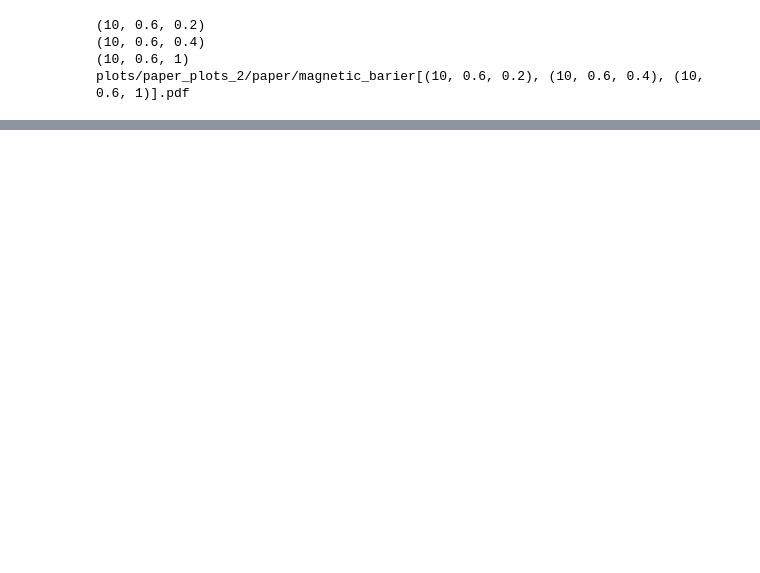
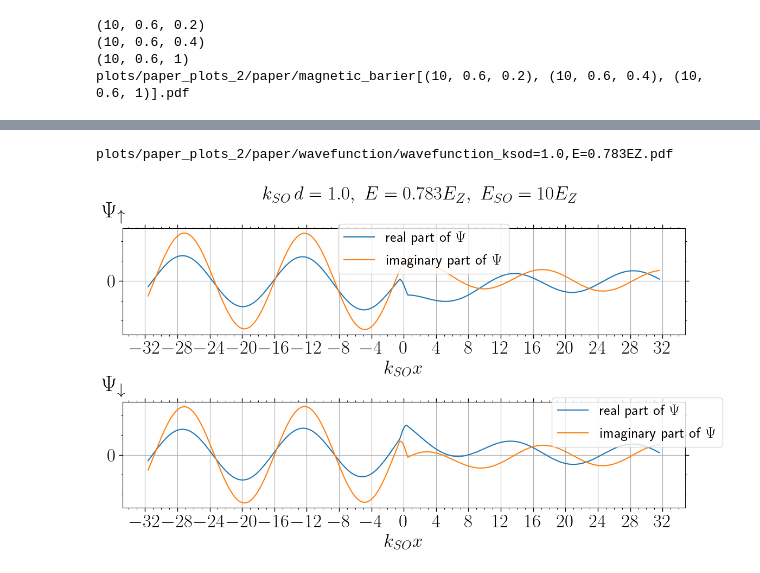
Before and after one commit to LeonGogin/RachbaJunction, a Jupyter notebook: BaseTest.ipynb, the cells around one changed output, grey strips where cells are left out. Cells and saved outputs as stored; diff of their text form; code cells hidden in the pictures; blank space fills up the shorter version.

Commit message:
Tests Notebooks

```diff
--- a/BaseTest.ipynb
+++ b/BaseTest.ipynb
@@ -608,0 +782,60 @@ plots/paper_plots_2/paper/magnetic_barier[(10, 0.6, 0.2), (10, 0.6, 0.4), (10, 0
+# %%
+%matplotlib inline
+
+# %matplotlib notebook
+# %matplotlib notebook
+
+plt.rcParams['text.usetex'] = True
+
+fig, axs = plt.subplots(2, 1, figsize=(12, 7), dpi=100, tight_layout=True, facecolor='white')
+
+labels_ = [r"real part of $\Psi$",
+           r"imaginary part of $\Psi$"]
+
+axs[0].plot(x_range*np.sqrt(np.abs(al_r)), real_1, label=labels_[0])
+axs[0].plot(x_range*np.sqrt(np.abs(al_r)), imag_1, label=labels_[1])
+
+axs[1].plot(x_range*np.sqrt(np.abs(al_r)), real_2, label=labels_[0])
+axs[1].plot(x_range*np.sqrt(np.abs(al_r)), imag_2, label= labels_[1])
+
+
+x_magior = np.array([4, 4])
+x_minor = np.array([1, 1])
+
+y_magior = np.array([2, 2])
+y_minor = np.array([0.5, 0.5])
+
+adjuct_Tick(axs, x_magior=x_magior,
+                    x_minor=x_minor,
+                    y_magior=y_magior,
+                    y_minor=y_minor,
+                    size =font['size'])
+
+anchor = [(0.7, 0.5), (0.75, 0.5)]
+y_label_pos2 = [(-.016, 1.04), (-.016, 1.04)]
+y_label2 = [r"$$\Psi_\uparrow$$", r"$$\Psi_\downarrow$$"]
+for j, i in enumerate(axs):
+    i.set_xlabel(r"$k_{SO} x$", fontdict=font)
+    i.set_ylabel(y_label2[j], rotation=0, fontdict=font, fontsize= 30)
+    i.yaxis.set_label_coords(*y_label_pos2[j])
+
+    i.legend(fontsize = 20, bbox_to_anchor=anchor[j])
+    i.grid(True)
+
+
+fig.suptitle(fr"$$k_{{SO}}\, d = {phi*np.sqrt(np.abs(al_r))}, \ E = {ee}E_Z, \ E_{{SO}} = {al_r}E_Z$$", fontsize=25)
+
+# SAVE = True
+SAVE = False
+
+save_path = BASE_PATH+"wavefunction/"+f"wavefunction_ksod={phi*np.sqrt(np.abs(al_r))},E={ee}EZ.pdf"
+print(save_path)
+
+if SAVE:
+    plt.savefig(save_path,
+            transparent = False,
+            bbox_inches='tight')
+plt.show()
+# %% [output]
+plots/paper_plots_2/paper/wavefunction/wavefunction_ksod=1.0,E=0.783EZ.pdf
+[figure, added]
```
Also changed, not shown: parts of 6 cells of this notebook, 1 other file.
